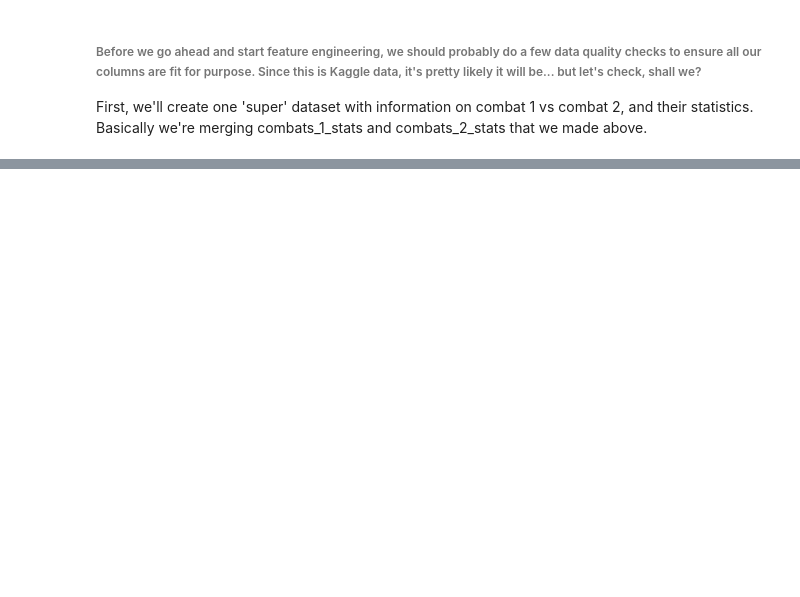
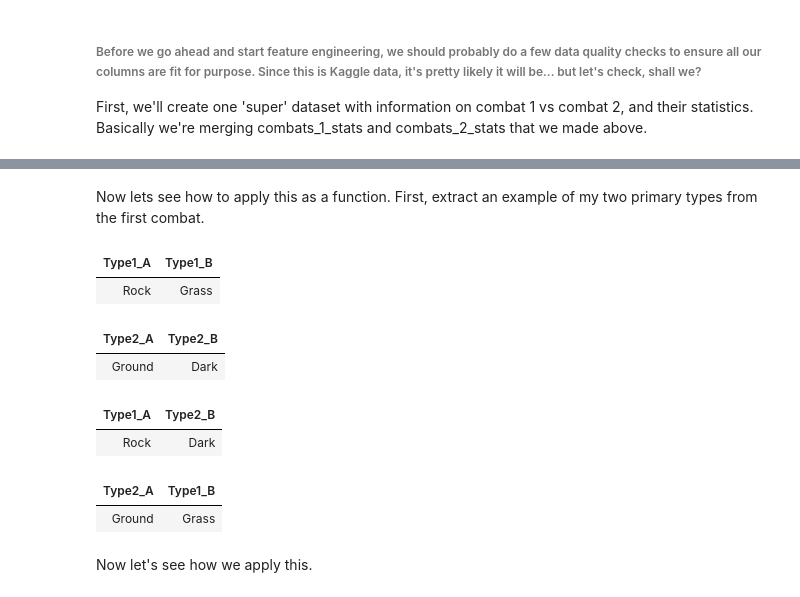
Before and after one commit to Aaraeus/kaggle-pokemon, a Jupyter notebook: Pokemon model in R v0.1.ipynb, the cells around one changed output, grey strips where cells are left out. Cells and saved outputs as stored; diff of their text form; code cells hidden in the pictures; blank space fills up the shorter version.

```diff
--- a/Pokemon model in R v0.1.ipynb
+++ b/Pokemon model in R v0.1.ipynb
@@ -265,0 +371,19 @@ First, we'll create one 'super' dataset with information on combat 1 vs combat 2
+# %% [markdown]
+Now lets see how to apply this as a function. First, extract an example of my two primary types from the first combat.
+# %%
+combats_base_final[1,c('Type1_A','Type1_B')]
+combats_base_final[1,c('Type2_A','Type2_B')]
+
+combats_base_final[1,c('Type1_A','Type2_B')]
+combats_base_final[1,c('Type2_A','Type1_B')]
+# %% [output]
+| Type1_A | Type1_B |
+| Rock | Grass |
+| Type2_A | Type2_B |
+| Ground | Dark |
+| Type1_A | Type2_B |
+| Rock | Dark |
+| Type2_A | Type1_B |
+| Ground | Grass |
+# %% [markdown]
+Now let's see how we apply this.
```
Also changed, not shown: parts of 8 cells of this notebook.
